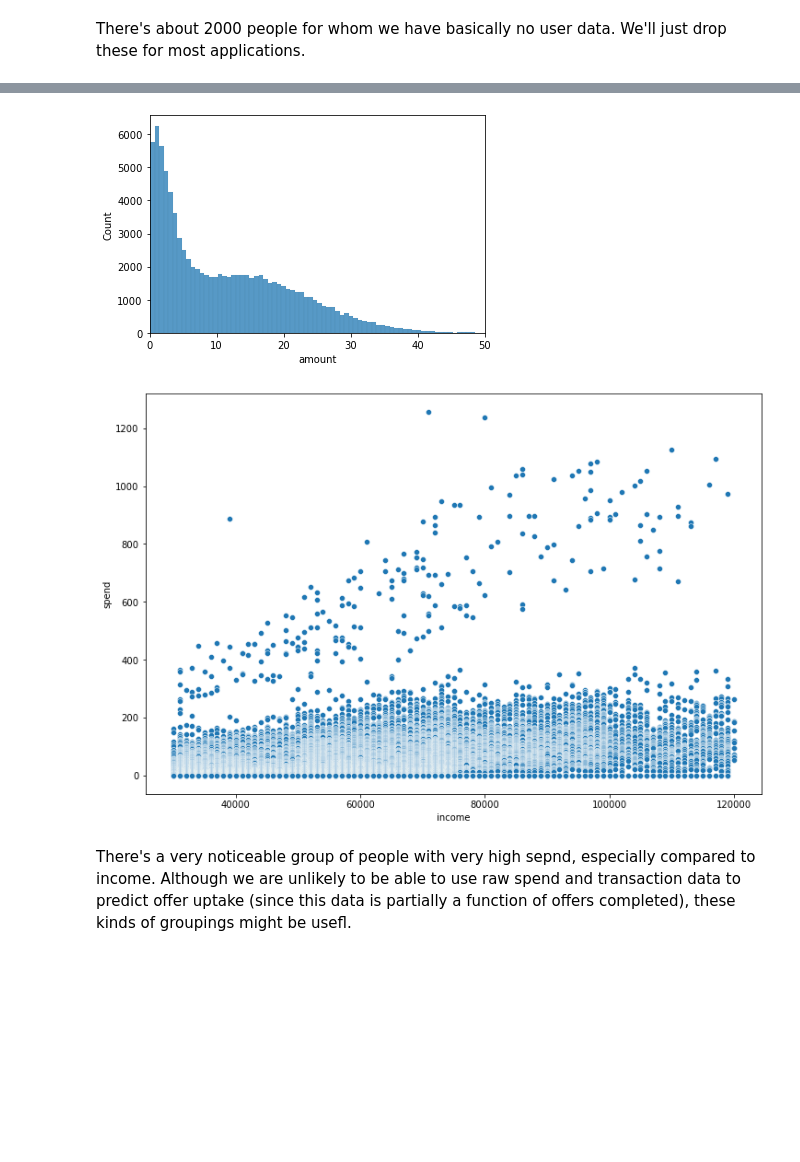
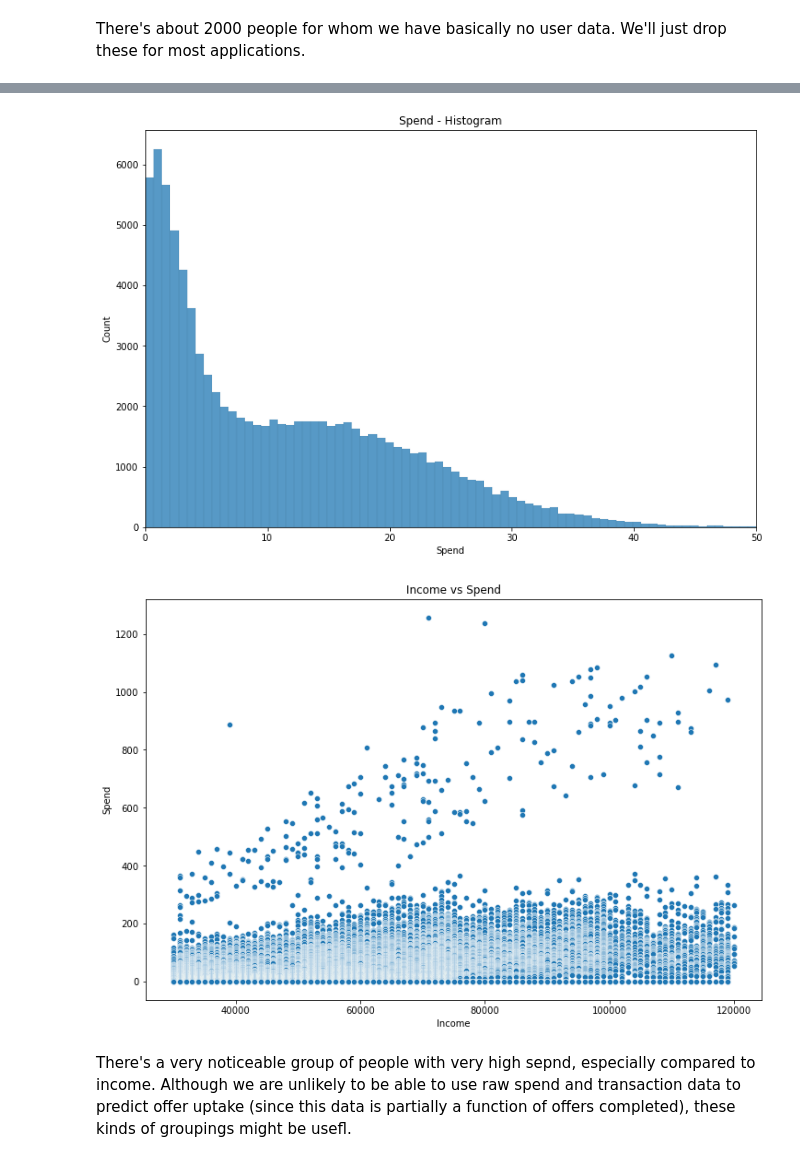
Before and after one commit to Stigant/Starbucks-Project, a Jupyter notebook: Starbucks_Capstone_notebook.ipynb, the cells around one changed output, grey strips where cells are left out. Cells and saved outputs as stored; diff of their text form; code cells hidden in the pictures; blank space fills up the shorter version.

Commit message:
Improved Graphs

```diff
--- a/Starbucks_Capstone_notebook.ipynb
+++ b/Starbucks_Capstone_notebook.ipynb
@@ -175,17 +179,23 @@ transactions.groupby('time').amount.mean().plot()
 spend=transactions.groupby(level=0).sum().amount
 spend.name='spend'
 # %%
+plt.subplots(figsize = (12,8))
 g=sns.histplot(transactions.amount)
 g.set_xlim(0,50);
+plt.xlabel('Spend')
+plt.title('Spend - Histogram');
 # %% [output]
-[figure, old version]
+[figure, new version]
 # %%
 profile=profile.merge(spend, how='left', left_index=True, right_index=True).sort_values('spend', ascending=False).fillna(0)
 # %%
 plt.subplots(figsize = (12,8))
 sns.scatterplot(data=profile, x='income', y='spend');
+plt.xlabel('Income')
+plt.ylabel('Spend')
+plt.title('Income vs Spend');
 # %% [output]
-[figure, old version]
+[figure, new version]
 # %% [markdown]
 There's a very noticeable group of people with very high sepnd, especially compared to income. Although we are unlikely to be able to use raw spend and transaction data to predict offer uptake (since this data is partially a function of offers completed), these kinds of groupings might be usefl.
 # %%
```
Also changed, not shown: parts of 27 cells of this notebook.
